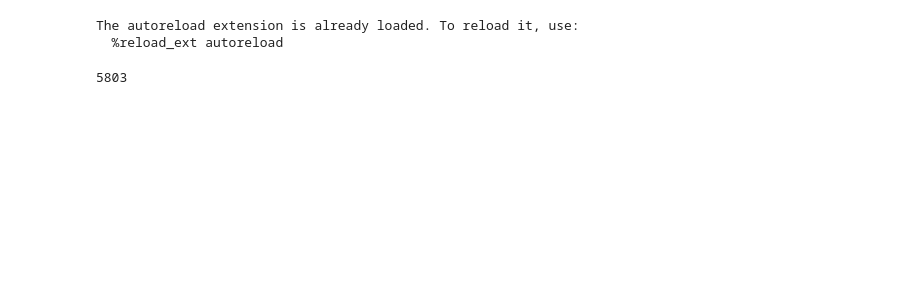
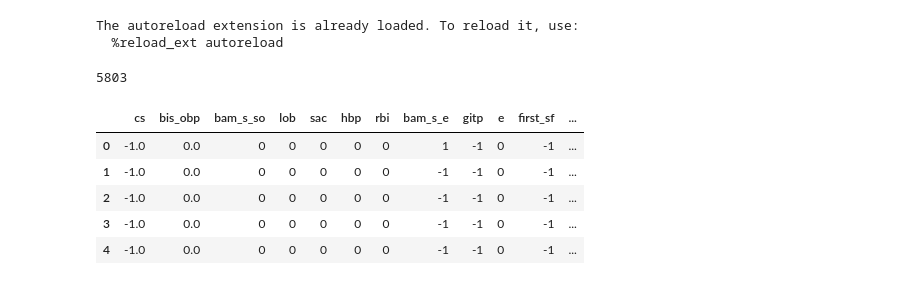
Before and after one commit to zaxcie/dfd, a Jupyter notebook: dfd/notebooks/1.0-kf-PredictRuns.ipynb, the cells around one changed output. Saved outputs shown, nothing was run; the diff lists cells and outputs as text; code cells hidden in the pictures; blank space fills up the shorter version.

```diff
--- a/dfd/notebooks/1.0-kf-PredictRuns.ipynb
+++ b/dfd/notebooks/1.0-kf-PredictRuns.ipynb
@@ -37,0 +33,9 @@ X = np.nan_to_num(X)
+# %%
+df[cols_to_scale].head()
+# %% [output]
+|  | cs | bis_obp | bam_s_so | lob | sac | hbp | rbi | bam_s_e | gitp | e | first_sf | ... |
+| 0 | -1.0 | 0.0 | 0 | 0 | 0 | 0 | 0 | 1 | -1 | 0 | -1 | ... |
+| 1 | -1.0 | 0.0 | 0 | 0 | 0 | 0 | 0 | -1 | -1 | 0 | -1 | ... |
+| 2 | -1.0 | 0.0 | 0 | 0 | 0 | 0 | 0 | -1 | -1 | 0 | -1 | ... |
+| 3 | -1.0 | 0.0 | 0 | 0 | 0 | 0 | 0 | -1 | -1 | 0 | -1 | ... |
+| 4 | -1.0 | 0.0 | 0 | 0 | 0 | 0 | 0 | -1 | -1 | 0 | -1 | ... |
```
Also changed, not shown: parts of 15 cells of this notebook, 4 other files.
